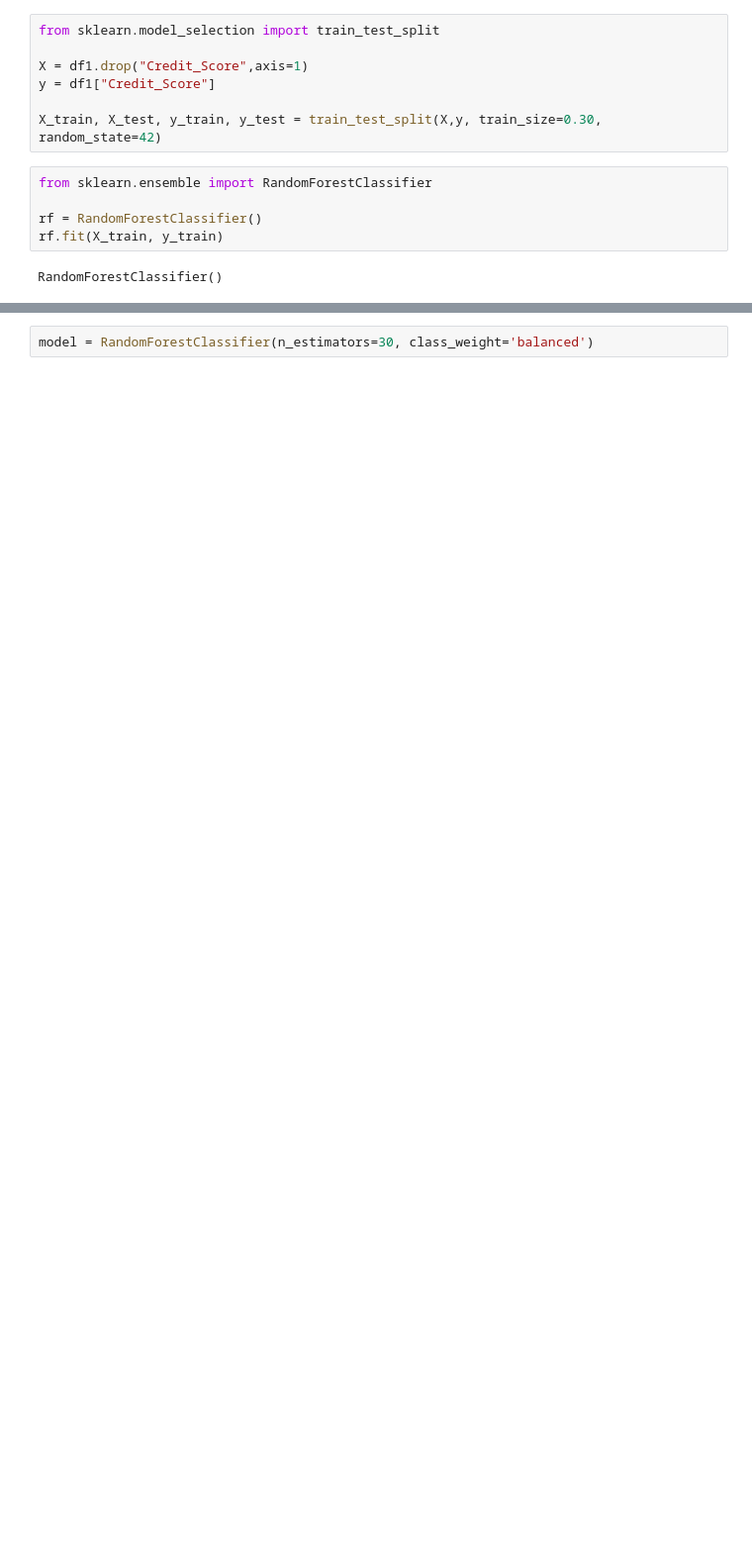
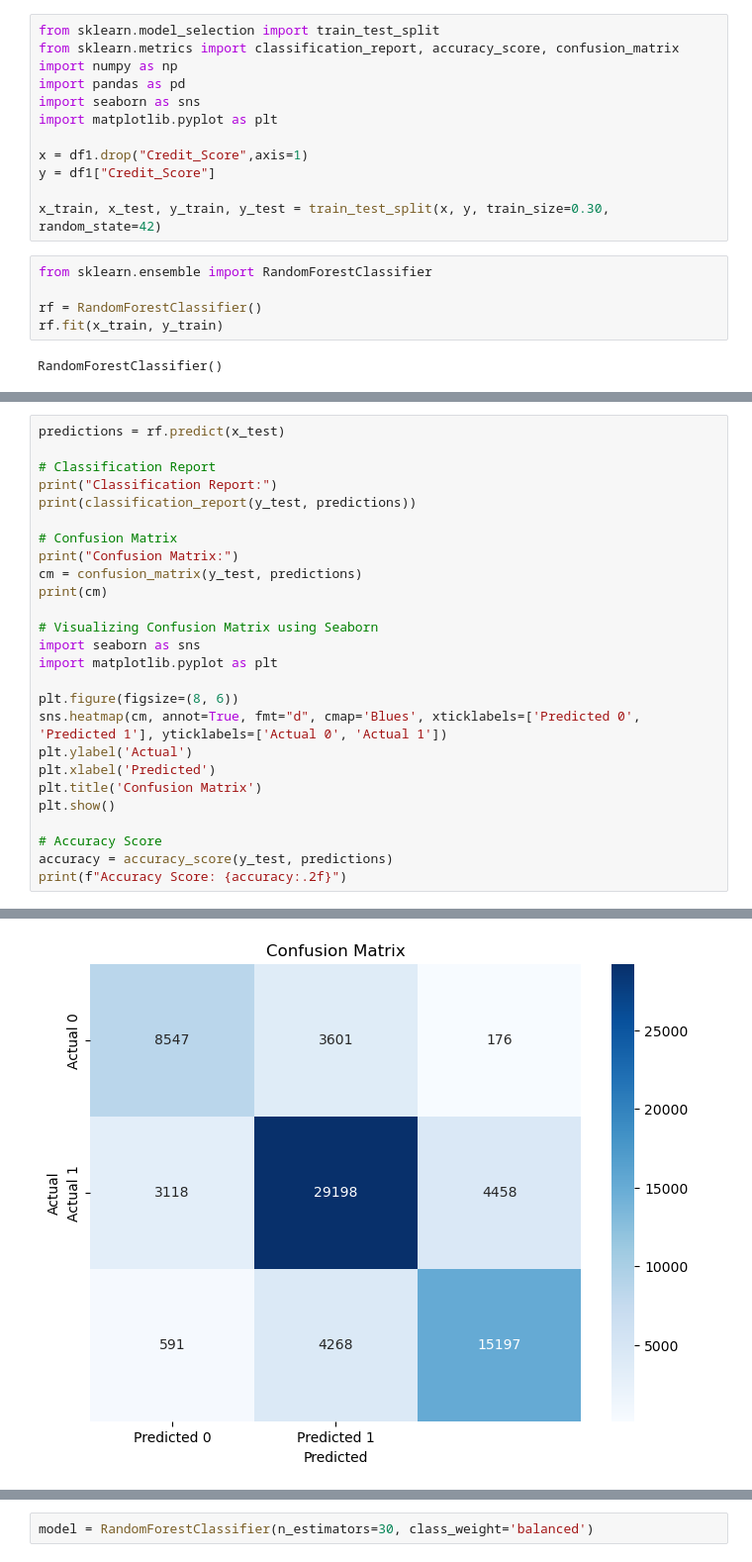
Before and after one commit to gamuhrai/Project-4-Credit-Worthiness, a Jupyter notebook: Credit-Score.ipynb, the cells around one changed output, grey strips where cells are left out. Shown: that part at 99% size. Cells and saved outputs as stored; diff of their text form; blank space fills up the shorter version.

Commit message:
Credit_Score.ipynb

```diff
--- a/Credit-Score.ipynb
+++ b/Credit-Score.ipynb
@@ -474,15 +472,20 @@ plt.show()
 [figure]
 # %%
 from sklearn.model_selection import train_test_split
+from sklearn.metrics import classification_report, accuracy_score, confusion_matrix
+import numpy as np
+import pandas as pd
+import seaborn as sns
+import matplotlib.pyplot as plt
 
-X = df1.drop("Credit_Score",axis=1)
+x = df1.drop("Credit_Score",axis=1)
 y = df1["Credit_Score"]
 
-X_train, X_test, y_train, y_test = train_test_split(X,y, train_size=0.30, random_state=42)
+x_train, x_test, y_train, y_test = train_test_split(x, y, train_size=0.30, random_state=42)
 # %%
 from sklearn.ensemble import RandomForestClassifier
 
 rf = RandomForestClassifier()
-rf.fit(X_train, y_train)
+rf.fit(x_train, y_train)
 # %% [output]
 RandomForestClassifier()
@@ -488,0 +496,27 @@ RandomForestClassifier()
+# %%
+predictions = rf.predict(x_test)
+
+# Classification Report
+print("Classification Report:")
+print(classification_report(y_test, predictions))
+
+# Confusion Matrix
+print("Confusion Matrix:")
+cm = confusion_matrix(y_test, predictions)
+print(cm)
+
+# Visualizing Confusion Matrix using Seaborn
+import seaborn as sns
+import matplotlib.pyplot as plt
+
+plt.figure(figsize=(8, 6))
+sns.heatmap(cm, annot=True, fmt="d", cmap='Blues', xticklabels=['Predicted 0', 'Predicted 1'], yticklabels=['Actual 0', 'Actual 1'])
+plt.ylabel('Actual')
+plt.xlabel('Predicted')
+plt.title('Confusion Matrix')
+plt.show()
+
+# Accuracy Score
+accuracy = accuracy_score(y_test, predictions)
+print(f"Accuracy Score: {accuracy:.2f}")
+# %% [output]
@@ -488,0 +538 @@ RandomForestClassifier()
+[figure, added]
```
Also changed, not shown: parts of 22 cells of this notebook.
